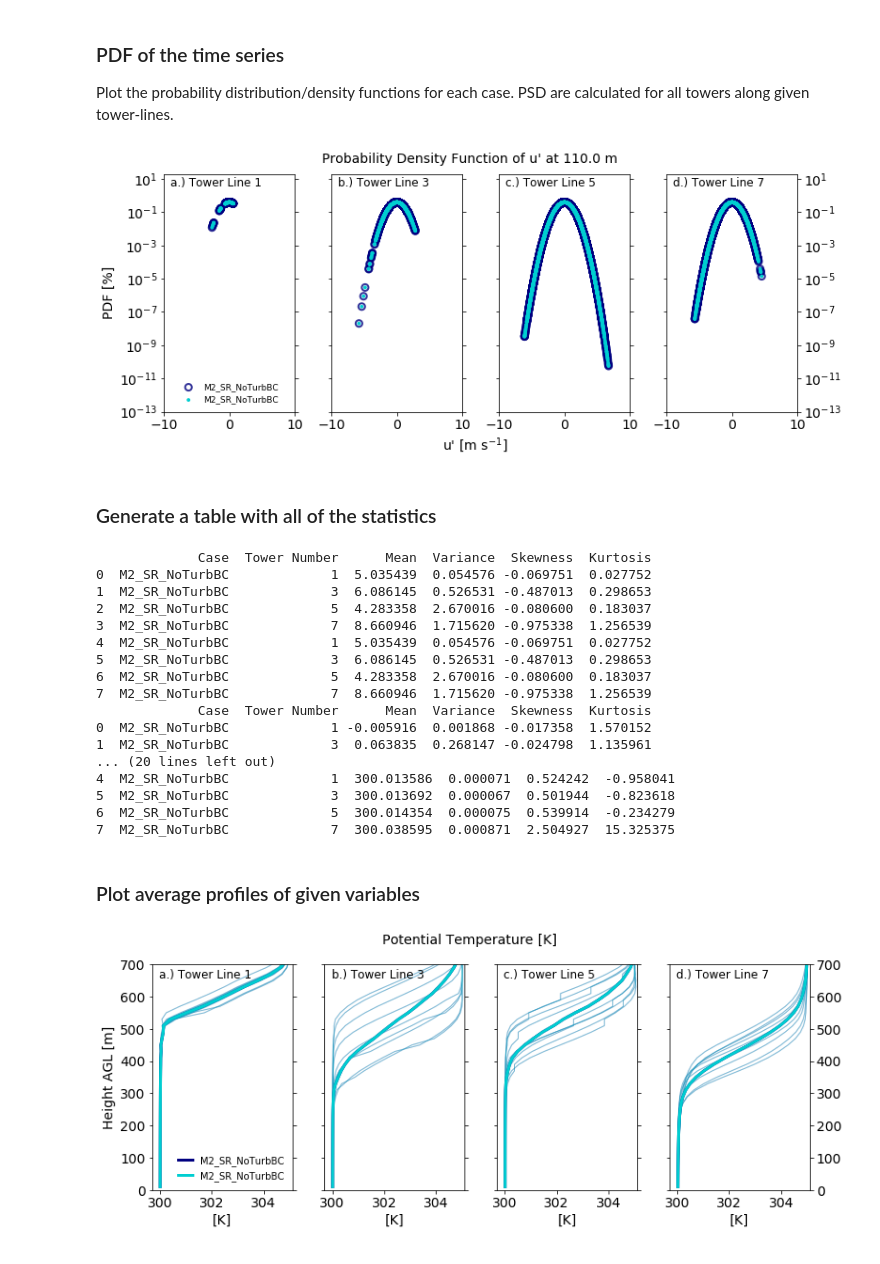
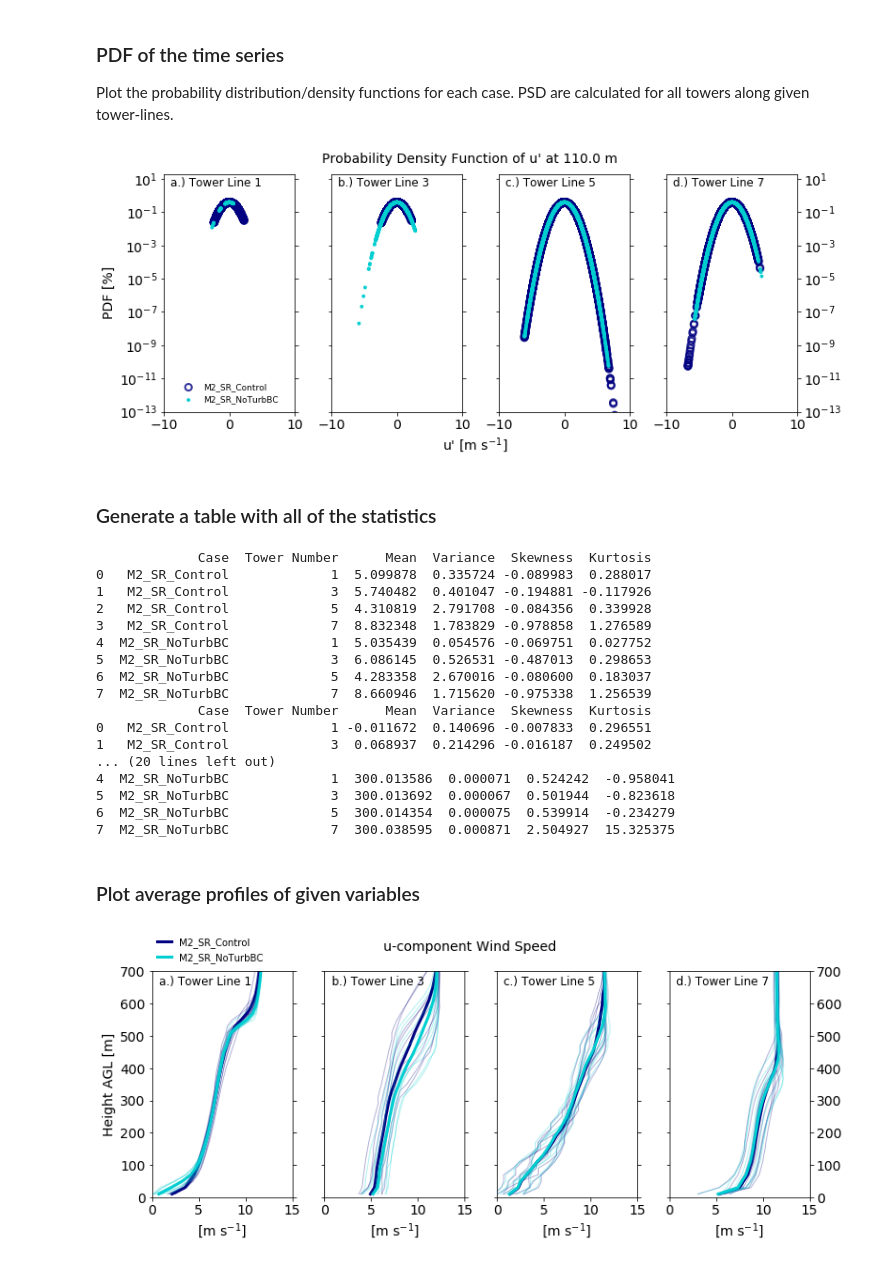
Before and after one commit to hawbecker/publications, a Jupyter notebook: complexTerrain/ProbeLineAnalysis.ipynb, the cells around one changed output. Drawn from its saved outputs; the diff is of its cells as text; code cells hidden in the pictures.

Commit message:
New data for control case

```diff
--- a/complexTerrain/ProbeLineAnalysis.ipynb
+++ b/complexTerrain/ProbeLineAnalysis.ipynb
@@ -16,7 +16,7 @@ from matplotlib.colors import Normalize
 ## Plot the time series data
 ### Declare user variables (cases, towers, colors, etc.) for tower data
 # %%
-cases   = ['M2_SR_NoTurbBC','M2_SR_NoTurbBC']#'M2_SR_Control']#,'M2_SR_NoTurbBC','M2_D2_TurbBC','M2_D2_NoTurbBC']
+cases   = ['M2_SR_Control','M2_SR_NoTurbBC']#,'M2_D2_TurbBC','M2_D2_NoTurbBC']
 casec   = ['navy','darkturquoise','red','goldenrod']
 casece  = [casec[0],'none',casec[2],'none']
 casecf  = ['none',casec[1],'none',casec[3]]
@@ -250,7 +250,9 @@ for cc in range(0,ncases):
         krefx = np.arange(0.01,0.201,0.1)
         kshftA = 6.0*ybot*1e2
         kshftB = 5.0*ybot*1e3
-        if tt == 0: plt1.loglog(ff,ff*avgspec[varind,cc,tt,:],c=casec[cc],alpha=casea[cc],nonposx='mask',label=cases[cc])
+        if tt == 0:
+                    plt1.loglog(ff,ff*avgspec[varind,cc,tt,:],c=casec[cc],alpha=casea[cc],nonposx='mask',
+                        label=cases[cc])
         if tt == 1: plt2.loglog(ff,ff*avgspec[varind,cc,tt,:],c=casec[cc],alpha=casea[cc],nonposx='mask')
         if tt == 2: plt3.loglog(ff,ff*avgspec[varind,cc,tt,:],c=casec[cc],alpha=casea[cc],nonposx='mask')
         if tt == 3: plt4.loglog(ff,ff*avgspec[varind,cc,tt,:],c=casec[cc],alpha=casea[cc],nonposx='mask')
@@ -306,16 +308,28 @@ for cc in range(0,ncases):
 #        if tt == 2: plt3.plot(varpf,norm.pdf(varpf),c=casec[cc],lw=caselw[cc],alpha=casea[cc])
 #        if tt == 3: plt4.plot(varpf,norm.pdf(varpf),c=casec[cc],lw=caselw[cc],alpha=casea[cc])
         # SCATTER PLOT....
-        if tt == 0: plt1.scatter(varpfull[varind,cc,tt,:],norm.pdf(varpfull[varind,cc,tt,:]),edgecolors=casece[cc],lw=2.0,alpha=casea[cc],facecolors=casecf[cc],s=casesz[cc],marker=casem[cc],label=cases[cc])
-        if tt == 1: plt2.scatter(varpfull[varind,cc,tt,:],norm.pdf(varpfull[varind,cc,tt,:]),edgecolors=casece[cc],lw=2.0,alpha=casea[cc],facecolors=casecf[cc],s=casesz[cc],marker=casem[cc])
-        if tt == 2: plt3.scatter(varpfull[varind,cc,tt,:],norm.pdf(varpfull[varind,cc,tt,:]),edgecolors=casece[cc],lw=2.0,alpha=casea[cc],facecolors=casecf[cc],s=casesz[cc],marker=casem[cc])
-        if tt == 3: plt4.scatter(varpfull[varind,cc,tt,:],norm.pdf(varpfull[varind,cc,tt,:]),edgecolors=casece[cc],lw=2.0,alpha=casea[cc],facecolors=casecf[cc],s=casesz[cc],marker=casem[cc])
+        if tt == 0:
+            plt1.scatter(varpfull[varind,cc,tt,:],norm.pdf(varpfull[varind,cc,tt,:]),
+                         edgecolors=casece[cc],lw=2.0,alpha=casea[cc],facecolors=casecf[cc],
+                         s=casesz[cc],marker=casem[cc],label=cases[cc])
+        if tt == 1:
+            plt2.scatter(varpfull[varind,cc,tt,:],norm.pdf(varpfull[varind,cc,tt,:]),
+                         edgecolors=casece[cc],lw=2.0,alpha=casea[cc],facecolors=casecf[cc],
+                         s=casesz[cc],marker=casem[cc])
+        if tt == 2:
+            plt3.scatter(varpfull[varind,cc,tt,:],norm.pdf(varpfull[varind,cc,tt,:]),
+                         edgecolors=casece[cc],lw=2.0,alpha=casea[cc],facecolors=casecf[cc],
+                         s=casesz[cc],marker=casem[cc])
+        if tt == 3:
+            plt4.scatter(varpfull[varind,cc,tt,:],norm.pdf(varpfull[varind,cc,tt,:]),
+                         edgecolors=casece[cc],lw=2.0,alpha=casea[cc],facecolors=casecf[cc],
+                         s=casesz[cc],marker=casem[cc])
 plt.suptitle("Probability Density Function of %s' at %3.1f m" % (var,twrheight), size=lblsize)
 plt1.legend(frameon=False,loc=8,fontsize=9)
 if saveFig: plt.savefig('{}PDF_{}{}m.pdf'.format(savedir,var,int(twrheight)))
 plt.show(pdffig)
 # %% [output]
-[figure, old version]
+[figure, new version]
 # %% [markdown]
 ### Generate a table with all of the statistics
 # %%
@@ -353,17 +367,17 @@ for var in varns:
     print df
 # %% [output]
              Case  Tower Number      Mean  Variance  Skewness  Kurtosis
-0  M2_SR_NoTurbBC             1  5.035439  0.054576 -0.069751  0.027752
-1  M2_SR_NoTurbBC             3  6.086145  0.526531 -0.487013  0.298653
-2  M2_SR_NoTurbBC             5  4.283358  2.670016 -0.080600  0.183037
-3  M2_SR_NoTurbBC             7  8.660946  1.715620 -0.975338  1.256539
+0   M2_SR_Control             1  5.099878  0.335724 -0.089983  0.288017
+1   M2_SR_Control             3  5.740482  0.401047 -0.194881 -0.117926
+2   M2_SR_Control             5  4.310819  2.791708 -0.084356  0.339928
+3   M2_SR_Control             7  8.832348  1.783829 -0.978858  1.276589
 4  M2_SR_NoTurbBC             1  5.035439  0.054576 -0.069751  0.027752
 5  M2_SR_NoTurbBC             3  6.086145  0.526531 -0.487013  0.298653
 6  M2_SR_NoTurbBC             5  4.283358  2.670016 -0.080600  0.183037
 7  M2_SR_NoTurbBC             7  8.660946  1.715620 -0.975338  1.256539
              Case  Tower Number      Mean  Variance  Skewness  Kurtosis
-0  M2_SR_NoTurbBC             1 -0.005916  0.001868 -0.017358  1.570152
-1  M2_SR_NoTurbBC             3  0.063835  0.268147 -0.024798  1.135961
+0   M2_SR_Control             1 -0.011672  0.140696 -0.007833  0.296551
+1   M2_SR_Control             3  0.068937  0.214296 -0.016187  0.249502
 ... (20 lines left out)
 4  M2_SR_NoTurbBC             1  300.013586  0.000071  0.524242  -0.958041
 5  M2_SR_NoTurbBC             3  300.013692  0.000067  0.501944  -0.823618
@@ -372,7 +386,7 @@ for var in varns:
 # %% [markdown]
 ### Plot average profiles of given variables
 # %%
-var = 'T'
+var = 'u'
 varind = varns.index(var)
 avgprfplt = plt.figure(figsize=(11,4.5))
 plt.subplots_adjust(left=0.08,right=0.95,bottom=0.15,top=0.88,wspace=0.23)
@@ -417,31 +431,31 @@ plt1.text(xmin+(xmax-xmin)*0.05,0.98*ytop,'a.) Tower Line %d' % twrs[0],ha='left
 plt2.text(xmin+(xmax-xmin)*0.05,0.98*ytop,'b.) Tower Line %d' % twrs[1],ha='left',va='top',size=txtsize)
 plt3.text(xmin+(xmax-xmin)*0.05,0.98*ytop,'c.) Tower Line %d' % twrs[2],ha='left',va='top',size=txtsize)
 plt4.text(xmin+(xmax-xmin)*0.05,0.98*ytop,'d.) Tower Line %d' % twrs[3],ha='left',va='top',size=txtsize)
 
 
 for cc in range(0,ncases):
     for tt in range(0,ntwrs):
         for tw in np.arange(0,probeLine.ntowers):
             if tt == 0: plt1.plot(avgvarfull[varind,cc,tt,tw,:],twrheightf,c=casec[cc],lw=1.0,alpha=0.3)
             if tt == 1: plt2.plot(avgvarfull[varind,cc,tt,tw,:],twrheightf,c=casec[cc],lw=1.0,alpha=0.3)
             if tt == 2: plt3.plot(avgvarfull[varind,cc,tt,tw,:],twrheightf,c=casec[cc],lw=1.0,alpha=0.3)
             if tt == 3: plt4.plot(avgvarfull[varind,cc,tt,tw,:],twrheightf,c=casec[cc],lw=1.0,alpha=0.3)
         if tt == 0: plt1.plot(lineavgfull[varind,cc,tt,:],twrheightf,c=casec[cc],lw=3.0,label=cases[cc])
         if tt == 1: plt2.plot(lineavgfull[varind,cc,tt,:],twrheightf,c=casec[cc],lw=3.0)
         if tt == 2: plt3.plot(lineavgfull[varind,cc,tt,:],twrheightf,c=casec[cc],lw=3.0)
         if tt == 3: plt4.plot(lineavgfull[varind,cc,tt,:],twrheightf,c=casec[cc],lw=3.0)
 plt1.set_ylim(ybot,ytop)
 plt2.set_ylim(ybot,ytop)
 plt3.set_ylim(ybot,ytop)
 plt4.set_ylim(ybot,ytop)
 
 plt1.set_xlim(xmin,xmax)
 plt2.set_xlim(xmin,xmax)
 plt3.set_xlim(xmin,xmax)
 plt4.set_xlim(xmin,xmax)
 
 plt1.legend(loc=legloc,frameon=False,fontsize=legsize,handlelength=1.5)
 if saveFig: plt.savefig('{}AvgProfile_{}.pdf'.format(savedir,var))
 plt.show(avgprfplt)
 # %% [output]
-[figure, old version]
+[figure, new version]
```
Also changed, not shown: parts of 3 cells of this notebook.
